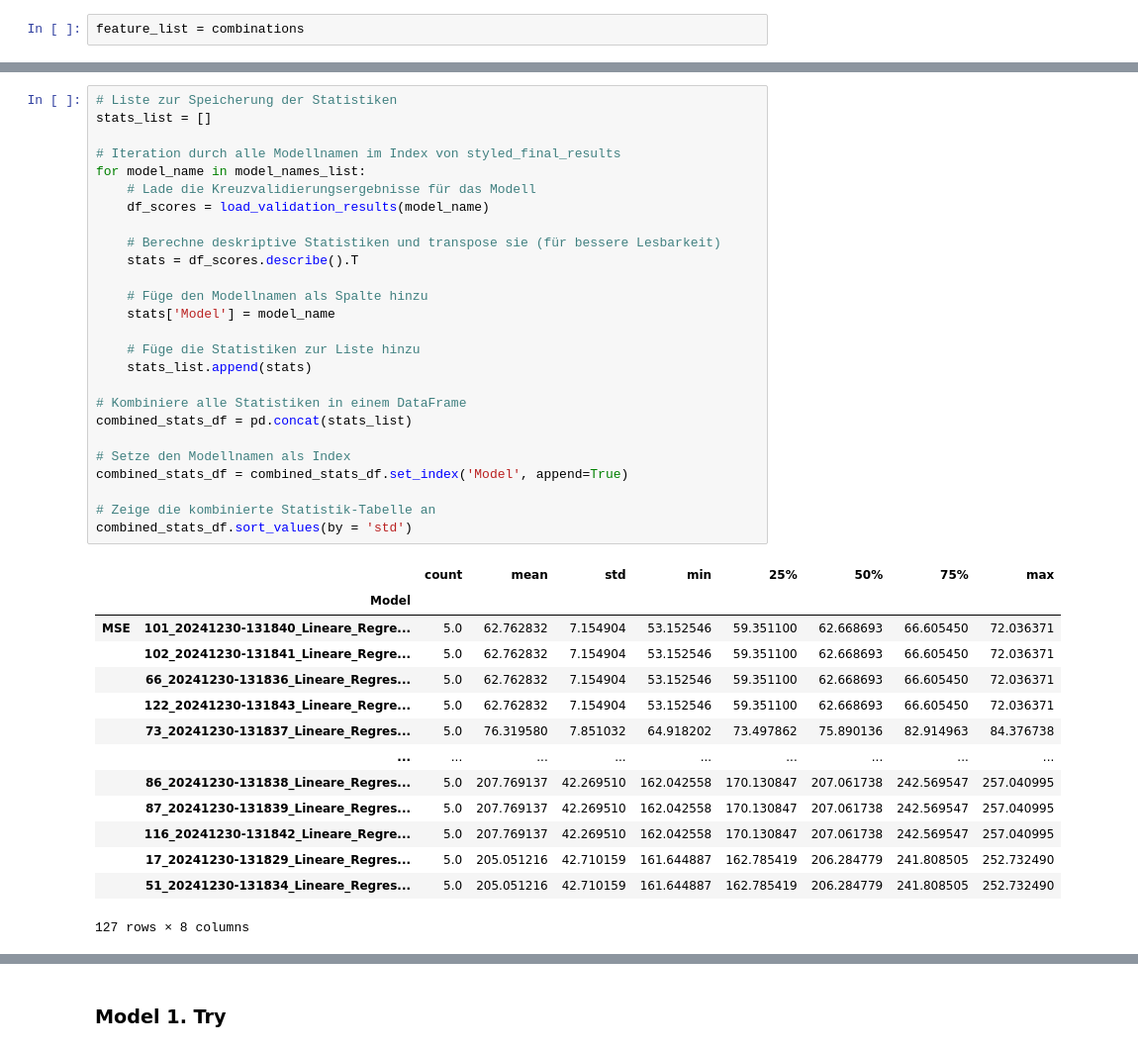
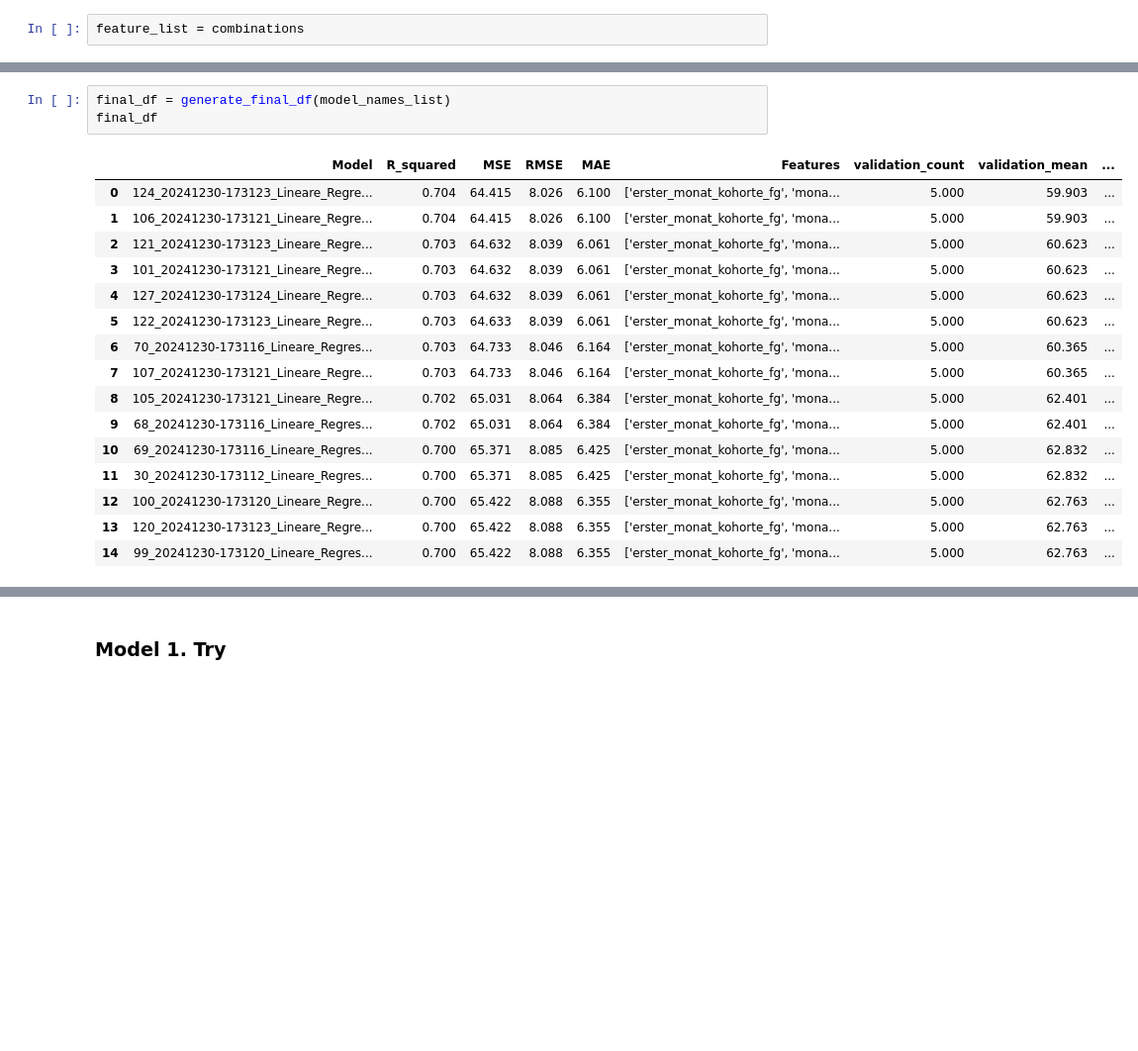
Before and after one commit to mm391-030401/project, a Jupyter notebook: notebooks/modeling.ipynb, the cells around one changed output, grey strips where cells are left out. Shown at 99% size. Cells and saved outputs as stored; diff of their text form; blank space fills up the shorter version.

```diff
--- a/notebooks/modeling.ipynb
+++ b/notebooks/modeling.ipynb
@@ -192,42 +124,21 @@ styled_final_results
-# %%
-# Liste zur Speicherung der Statistiken
-stats_list = []
-
-# Iteration durch alle Modellnamen im Index von styled_final_results
-for model_name in model_names_list:
-    # Lade die Kreuzvalidierungsergebnisse für das Modell
-    df_scores = load_validation_results(model_name)
-
-    # Berechne deskriptive Statistiken und transpose sie (für bessere Lesbarkeit)
-    stats = df_scores.describe().T
-
-    # Füge den Modellnamen als Spalte hinzu
-    stats['Model'] = model_name
-
-    # Füge die Statistiken zur Liste hinzu
-    stats_list.append(stats)
-
-# Kombiniere alle Statistiken in einem DataFrame
-combined_stats_df = pd.concat(stats_list)
-
-# Setze den Modellnamen als Index
-combined_stats_df = combined_stats_df.set_index('Model', append=True)
-
-# Zeige die kombinierte Statistik-Tabelle an
-combined_stats_df.sort_values(by = 'std')
-# %% [output]
-|  |  | count | mean | std | min | 25% | 50% | 75% | max |
-|  | Model |  |  |  |  |  |  |  |  |
-| MSE | 101_20241230-131840_Lineare_Regre... | 5.0 | 62.762832 | 7.154904 | 53.152546 | 59.351100 | 62.668693 | 66.605450 | 72.036371 |
-|  | 102_20241230-131841_Lineare_Regre... | 5.0 | 62.762832 | 7.154904 | 53.152546 | 59.351100 | 62.668693 | 66.605450 | 72.036371 |
-|  | 66_20241230-131836_Lineare_Regres... | 5.0 | 62.762832 | 7.154904 | 53.152546 | 59.351100 | 62.668693 | 66.605450 | 72.036371 |
-|  | 122_20241230-131843_Lineare_Regre... | 5.0 | 62.762832 | 7.154904 | 53.152546 | 59.351100 | 62.668693 | 66.605450 | 72.036371 |
-|  | 73_20241230-131837_Lineare_Regres... | 5.0 | 76.319580 | 7.851032 | 64.918202 | 73.497862 | 75.890136 | 82.914963 | 84.376738 |
-|  | ... | ... | ... | ... | ... | ... | ... | ... | ... |
-|  | 86_20241230-131838_Lineare_Regres... | 5.0 | 207.769137 | 42.269510 | 162.042558 | 170.130847 | 207.061738 | 242.569547 | 257.040995 |
-|  | 87_20241230-131839_Lineare_Regres... | 5.0 | 207.769137 | 42.269510 | 162.042558 | 170.130847 | 207.061738 | 242.569547 | 257.040995 |
-|  | 116_20241230-131842_Lineare_Regre... | 5.0 | 207.769137 | 42.269510 | 162.042558 | 170.130847 | 207.061738 | 242.569547 | 257.040995 |
-|  | 17_20241230-131829_Lineare_Regres... | 5.0 | 205.051216 | 42.710159 | 161.644887 | 162.785419 | 206.284779 | 241.808505 | 252.732490 |
-|  | 51_20241230-131834_Lineare_Regres... | 5.0 | 205.051216 | 42.710159 | 161.644887 | 162.785419 | 206.284779 | 241.808505 | 252.732490 |
-127 rows × 8 columns
+# %%
+final_df = generate_final_df(model_names_list)
+final_df
+# %% [output]
+|  | Model | R_squared | MSE | RMSE | MAE | Features | validation_count | validation_mean | ... |
+| 0 | 124_20241230-173123_Lineare_Regre... | 0.704 | 64.415 | 8.026 | 6.100 | ['erster_monat_kohorte_fg', 'mona... | 5.000 | 59.903 | ... |
+| 1 | 106_20241230-173121_Lineare_Regre... | 0.704 | 64.415 | 8.026 | 6.100 | ['erster_monat_kohorte_fg', 'mona... | 5.000 | 59.903 | ... |
+| 2 | 121_20241230-173123_Lineare_Regre... | 0.703 | 64.632 | 8.039 | 6.061 | ['erster_monat_kohorte_fg', 'mona... | 5.000 | 60.623 | ... |
+| 3 | 101_20241230-173121_Lineare_Regre... | 0.703 | 64.632 | 8.039 | 6.061 | ['erster_monat_kohorte_fg', 'mona... | 5.000 | 60.623 | ... |
+| 4 | 127_20241230-173124_Lineare_Regre... | 0.703 | 64.632 | 8.039 | 6.061 | ['erster_monat_kohorte_fg', 'mona... | 5.000 | 60.623 | ... |
+| 5 | 122_20241230-173123_Lineare_Regre... | 0.703 | 64.633 | 8.039 | 6.061 | ['erster_monat_kohorte_fg', 'mona... | 5.000 | 60.623 | ... |
+| 6 | 70_20241230-173116_Lineare_Regres... | 0.703 | 64.733 | 8.046 | 6.164 | ['erster_monat_kohorte_fg', 'mona... | 5.000 | 60.365 | ... |
+| 7 | 107_20241230-173121_Lineare_Regre... | 0.703 | 64.733 | 8.046 | 6.164 | ['erster_monat_kohorte_fg', 'mona... | 5.000 | 60.365 | ... |
+| 8 | 105_20241230-173121_Lineare_Regre... | 0.702 | 65.031 | 8.064 | 6.384 | ['erster_monat_kohorte_fg', 'mona... | 5.000 | 62.401 | ... |
+| 9 | 68_20241230-173116_Lineare_Regres... | 0.702 | 65.031 | 8.064 | 6.384 | ['erster_monat_kohorte_fg', 'mona... | 5.000 | 62.401 | ... |
+| 10 | 69_20241230-173116_Lineare_Regres... | 0.700 | 65.371 | 8.085 | 6.425 | ['erster_monat_kohorte_fg', 'mona... | 5.000 | 62.832 | ... |
+| 11 | 30_20241230-173112_Lineare_Regres... | 0.700 | 65.371 | 8.085 | 6.425 | ['erster_monat_kohorte_fg', 'mona... | 5.000 | 62.832 | ... |
+| 12 | 100_20241230-173120_Lineare_Regre... | 0.700 | 65.422 | 8.088 | 6.355 | ['erster_monat_kohorte_fg', 'mona... | 5.000 | 62.763 | ... |
+| 13 | 120_20241230-173123_Lineare_Regre... | 0.700 | 65.422 | 8.088 | 6.355 | ['erster_monat_kohorte_fg', 'mona... | 5.000 | 62.763 | ... |
+| 14 | 99_20241230-173120_Lineare_Regres... | 0.700 | 65.422 | 8.088 | 6.355 | ['erster_monat_kohorte_fg', 'mona... | 5.000 | 62.763 | ... |
 # %%
```
Also changed, not shown: parts of 13 cells of this notebook.
